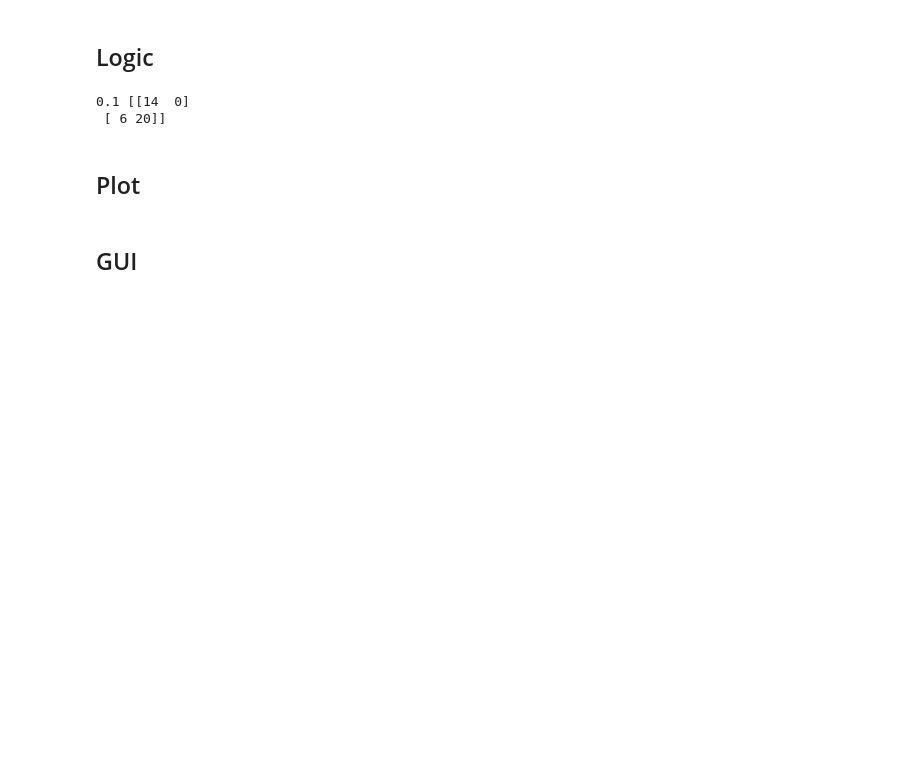
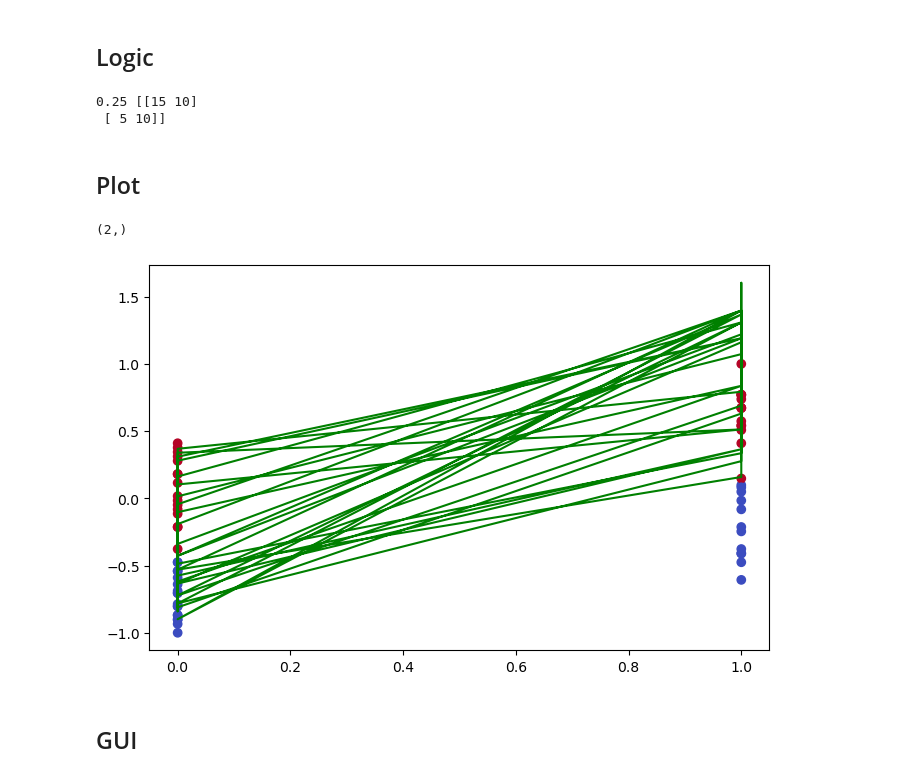
Before and after one commit to Eurus221/DSP, a Jupyter notebook: NN task 1.ipynb, the cells around one changed output. Saved outputs shown, nothing was run; the diff lists cells and outputs as text; code cells hidden in the pictures; blank space fills up the shorter version.

```diff
--- a/NN task 1.ipynb
+++ b/NN task 1.ipynb
@@ -95,16 +95,17 @@ def signum(x):
 
 def preceptron(epochs,eta,mse_threshold,is_bias):
     train_features=X_train.to_numpy()
-
     if is_bias:
         train_features=np.column_stack((np.ones((train_features.shape[0],1)),train_features))
 
     weights=np.random.rand(train_features.shape[1])
 
     for epoch in range(epochs):
+        preds=[]
         for i in range(len(train_features)):
             x=np.dot(train_features[i],weights)
             predection=signum(x)
+            preds.append(predection)
             error=y_train[i]-predection
             if error!=0:
                 weights+=eta*error*train_features[i]
@@ -113,14 +114,13 @@ def preceptron(epochs,eta,mse_threshold,is_bias):
         if mse<mse_threshold:
             break
 
-    return weights
+    return weights,preds
 
-weights=preceptron(1000,0.001,0.02,False)
+weights,predPercepton=preceptron(1000,0.001,0.02,False)
 # %%
 
 def adaline(epochs,eta,mse_threshold,is_bias):
     train_features=X_train.to_numpy()
-
 
     if is_bias:
         train_features=np.column_stack((np.ones((train_features.shape[0],1)),train_features))
@@ -128,19 +128,21 @@ def adaline(epochs,eta,mse_threshold,is_bias):
     weights=np.random.rand(train_features.shape[1])
 
     for epoch in range(epochs):
+        preds=[]
         total_error=0
         for i in range(len(train_features)):
             x=np.dot(train_features[i],weights)
             error=y_train[i]-x
             total_error+=error+train_features[i]
+            preds.append(np.dot(train_features[i],weights))
         weights+=eta*(total_error/len(train_features))*train_features[i]
         mse=np.mean((y_train - np.dot(train_features, weights))**2)
         if mse<mse_threshold:
             break
 
-    return weights
+    return weights,preds
 
-weights=adaline(1000,0.001,0.02,False)
+weights,predAdaline=adaline(1000,0.001,0.02,False)
 # %%
 #test function on both models
 def test(is_bias):
@@ -169,10 +171,19 @@ def test(is_bias):
 error,confusion_matrix= test(False)
 print(error, confusion_matrix)
 # %% [output]
-0.1 [[14  0]
- [ 6 20]]
+0.25 [[15 10]
+ [ 5 10]]
 # %% [markdown]
 ## Plot
+# %%
+print(weights.shape)
+plt.figure(figsize=(8,5))
+plt.scatter(X_train.iloc[:, 0], X_train.iloc[:, 1], c=y_train, cmap='coolwarm')
+plt.plot(X_train.iloc[:, 0],X_train.iloc[:,0]*weights[0]+X_train.iloc[:,1]*weights[1],color='green',label='adaline best line')
+plt.show()
+# %% [output]
+(2,)
+[figure, added]
 # %% [markdown]
 ## GUI
 # %% [markdown]
```
Also changed, not shown: parts of 1 cell of this notebook.
